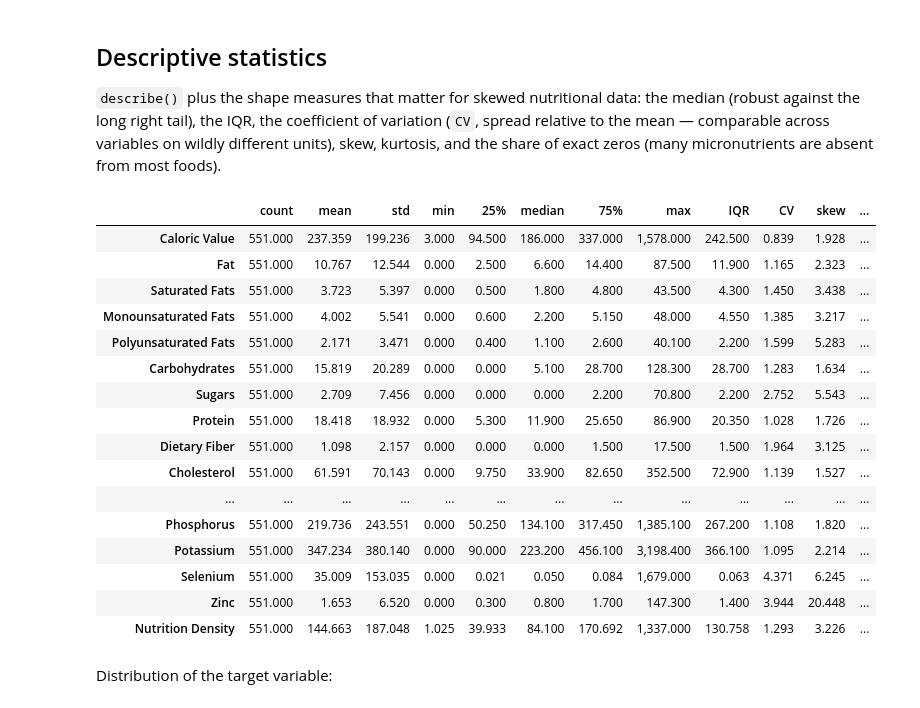
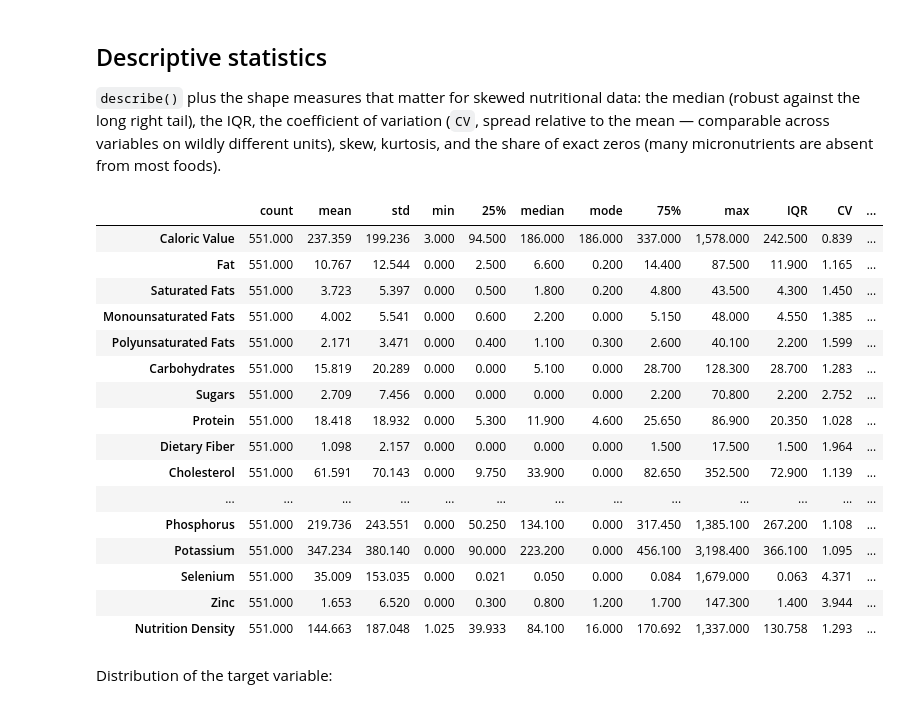
Before and after one commit to SergioAle210/ML-Engineering, a Jupyter notebook: food_analysis.ipynb, the cells around one changed output. Saved outputs shown, nothing was run; the diff lists cells and outputs as text; code cells hidden in the pictures.

Commit message:
feat: added mode to descriptive section

```diff
--- a/food_analysis.ipynb
+++ b/food_analysis.ipynb
@@ -112,32 +112,33 @@ kurtosis, and the share of exact zeros (many micronutrients are absent from most
 # %%
 stats = df[nutrients].describe().T
 stats["median"] = df[nutrients].median()
+stats["mode"] = df[nutrients].mode().iloc[0]
 stats["IQR"] = stats["75%"] - stats["25%"]
 stats["CV"] = stats["std"] / stats["mean"]
 stats["skew"] = df[nutrients].skew()
 stats["kurtosis"] = df[nutrients].kurtosis()
 stats["zeros %"] = (df[nutrients] == 0).mean() * 100
 
-stats[["count", "mean", "std", "min", "25%", "median", "75%", "max",
+stats[["count", "mean", "std", "min", "25%", "median", "mode", "75%", "max",
        "IQR", "CV", "skew", "kurtosis", "zeros %"]]
 # %% [output]
-|  | count | mean | std | min | 25% | median | 75% | max | IQR | CV | skew | ... |
-| Caloric Value | 551.000 | 237.359 | 199.236 | 3.000 | 94.500 | 186.000 | 337.000 | 1,578.000 | 242.500 | 0.839 | 1.928 | ... |
-| Fat | 551.000 | 10.767 | 12.544 | 0.000 | 2.500 | 6.600 | 14.400 | 87.500 | 11.900 | 1.165 | 2.323 | ... |
-| Saturated Fats | 551.000 | 3.723 | 5.397 | 0.000 | 0.500 | 1.800 | 4.800 | 43.500 | 4.300 | 1.450 | 3.438 | ... |
-| Monounsaturated Fats | 551.000 | 4.002 | 5.541 | 0.000 | 0.600 | 2.200 | 5.150 | 48.000 | 4.550 | 1.385 | 3.217 | ... |
-| Polyunsaturated Fats | 551.000 | 2.171 | 3.471 | 0.000 | 0.400 | 1.100 | 2.600 | 40.100 | 2.200 | 1.599 | 5.283 | ... |
-| Carbohydrates | 551.000 | 15.819 | 20.289 | 0.000 | 0.000 | 5.100 | 28.700 | 128.300 | 28.700 | 1.283 | 1.634 | ... |
-| Sugars | 551.000 | 2.709 | 7.456 | 0.000 | 0.000 | 0.000 | 2.200 | 70.800 | 2.200 | 2.752 | 5.543 | ... |
-| Protein | 551.000 | 18.418 | 18.932 | 0.000 | 5.300 | 11.900 | 25.650 | 86.900 | 20.350 | 1.028 | 1.726 | ... |
-| Dietary Fiber | 551.000 | 1.098 | 2.157 | 0.000 | 0.000 | 0.000 | 1.500 | 17.500 | 1.500 | 1.964 | 3.125 | ... |
-| Cholesterol | 551.000 | 61.591 | 70.143 | 0.000 | 9.750 | 33.900 | 82.650 | 352.500 | 72.900 | 1.139 | 1.527 | ... |
+|  | count | mean | std | min | 25% | median | mode | 75% | max | IQR | CV | ... |
+| Caloric Value | 551.000 | 237.359 | 199.236 | 3.000 | 94.500 | 186.000 | 186.000 | 337.000 | 1,578.000 | 242.500 | 0.839 | ... |
+| Fat | 551.000 | 10.767 | 12.544 | 0.000 | 2.500 | 6.600 | 0.200 | 14.400 | 87.500 | 11.900 | 1.165 | ... |
+| Saturated Fats | 551.000 | 3.723 | 5.397 | 0.000 | 0.500 | 1.800 | 0.200 | 4.800 | 43.500 | 4.300 | 1.450 | ... |
+| Monounsaturated Fats | 551.000 | 4.002 | 5.541 | 0.000 | 0.600 | 2.200 | 0.000 | 5.150 | 48.000 | 4.550 | 1.385 | ... |
+| Polyunsaturated Fats | 551.000 | 2.171 | 3.471 | 0.000 | 0.400 | 1.100 | 0.300 | 2.600 | 40.100 | 2.200 | 1.599 | ... |
+| Carbohydrates | 551.000 | 15.819 | 20.289 | 0.000 | 0.000 | 5.100 | 0.000 | 28.700 | 128.300 | 28.700 | 1.283 | ... |
+| Sugars | 551.000 | 2.709 | 7.456 | 0.000 | 0.000 | 0.000 | 0.000 | 2.200 | 70.800 | 2.200 | 2.752 | ... |
+| Protein | 551.000 | 18.418 | 18.932 | 0.000 | 5.300 | 11.900 | 4.600 | 25.650 | 86.900 | 20.350 | 1.028 | ... |
+| Dietary Fiber | 551.000 | 1.098 | 2.157 | 0.000 | 0.000 | 0.000 | 0.000 | 1.500 | 17.500 | 1.500 | 1.964 | ... |
+| Cholesterol | 551.000 | 61.591 | 70.143 | 0.000 | 9.750 | 33.900 | 0.000 | 82.650 | 352.500 | 72.900 | 1.139 | ... |
 | ... | ... | ... | ... | ... | ... | ... | ... | ... | ... | ... | ... | ... |
-| Phosphorus | 551.000 | 219.736 | 243.551 | 0.000 | 50.250 | 134.100 | 317.450 | 1,385.100 | 267.200 | 1.108 | 1.820 | ... |
-| Potassium | 551.000 | 347.234 | 380.140 | 0.000 | 90.000 | 223.200 | 456.100 | 3,198.400 | 366.100 | 1.095 | 2.214 | ... |
-| Selenium | 551.000 | 35.009 | 153.035 | 0.000 | 0.021 | 0.050 | 0.084 | 1,679.000 | 0.063 | 4.371 | 6.245 | ... |
-| Zinc | 551.000 | 1.653 | 6.520 | 0.000 | 0.300 | 0.800 | 1.700 | 147.300 | 1.400 | 3.944 | 20.448 | ... |
-| Nutrition Density | 551.000 | 144.663 | 187.048 | 1.025 | 39.933 | 84.100 | 170.692 | 1,337.000 | 130.758 | 1.293 | 3.226 | ... |
+| Phosphorus | 551.000 | 219.736 | 243.551 | 0.000 | 50.250 | 134.100 | 0.000 | 317.450 | 1,385.100 | 267.200 | 1.108 | ... |
+| Potassium | 551.000 | 347.234 | 380.140 | 0.000 | 90.000 | 223.200 | 0.000 | 456.100 | 3,198.400 | 366.100 | 1.095 | ... |
+| Selenium | 551.000 | 35.009 | 153.035 | 0.000 | 0.021 | 0.050 | 0.000 | 0.084 | 1,679.000 | 0.063 | 4.371 | ... |
+| Zinc | 551.000 | 1.653 | 6.520 | 0.000 | 0.300 | 0.800 | 1.200 | 1.700 | 147.300 | 1.400 | 3.944 | ... |
+| Nutrition Density | 551.000 | 144.663 | 187.048 | 1.025 | 39.933 | 84.100 | 16.000 | 170.692 | 1,337.000 | 130.758 | 1.293 | ... |
 # %% [markdown]
 Distribution of the target variable:
 # %%
```
